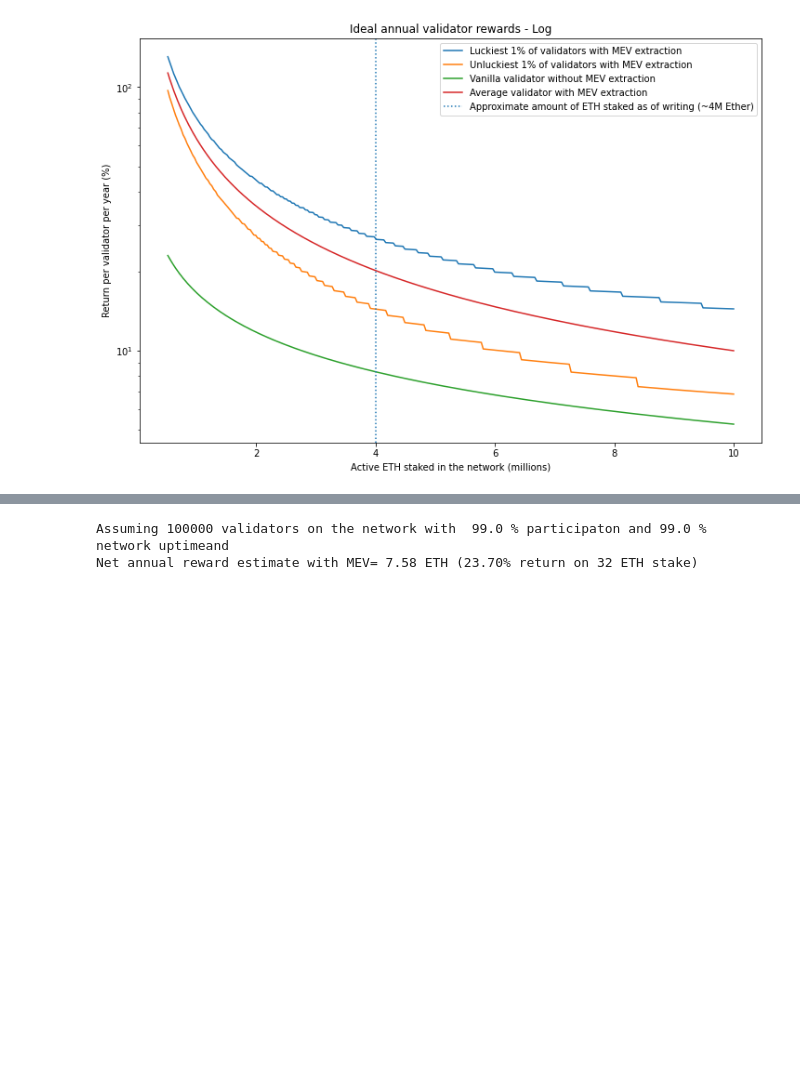
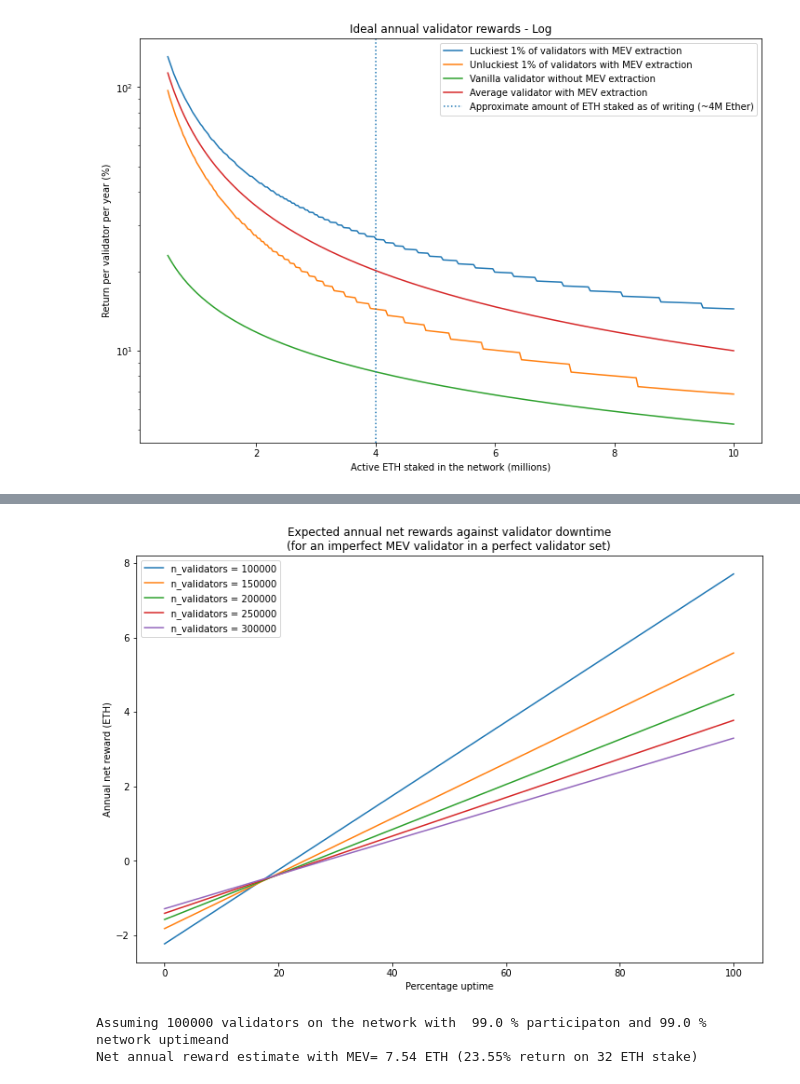
Before and after one commit to taarushv/eth2-mev-rewards, a Jupyter notebook: eth2-mev-calc.ipynb, the cells around one changed output, grey strips where cells are left out. Drawn from its saved outputs; the diff is of its cells as text; code cells hidden in the pictures; blank space fills up the shorter version.

```diff
--- a/final-eth2-mev-calc.ipynb
+++ b/eth2-mev-calc.ipynb
@@ -220,6 +302,31 @@ leg = ax.legend()
+# %%
+# Imperfect Validator on a Perfect Network
+
+n_validators = [100000, 150000, 200000, 250000, 300000]
+uptime = [i / 100 for i in range(101)]
+
+fig, ax = plt.subplots(figsize=(12, 8))
+for n in n_validators:
+    base_reward = annualised_base_reward(n)
+    mev_reward = average_blocks_proposed_per_year(n) * avg_mev_reward_per_block
+    net_reward = []
+    for u in uptime:
+        rewards = 4 * u * base_reward
+        penalties = 3 * (1 - u) * base_reward
+        mev_reward_adjusted_for_uptime = u * mev_reward
+        net_reward.append(rewards - penalties + mev_reward_adjusted_for_uptime)
+
+    ax.plot(range(101), net_reward, label=f'n_validators = {n}')
+
+ax.set_xlabel('Percentage uptime')
+ax.set_ylabel('Annual net reward (ETH)')
+ax.set_title('Expected annual net rewards against validator downtime\n'
+             '(for an imperfect MEV validator in a perfect validator set)')
+leg = ax.legend()
+# %% [output]
+[figure, added]
 # %%
 ## TODO: Confirm if this is right
-
 ## Full model - imperfect validator operating in an imperfect validator
 base_reward = annualised_base_reward(100000)
 participation = 0.99
@@ -227,10 +334,10 @@ uptime = 0.99
 net_reward = 3 * base_reward * participation * uptime \
              - 3 * base_reward * (1 - participation)  \
              + (7/8) * base_reward * participation * uptime * math.log(participation) / (participation - 1) \
-             + (1/8) * base_reward * participation * uptime + (avg_mev_reward_per_block * average_blocks_proposed_per_year(100000) * participation)
+             + (1/8) * base_reward * participation * uptime + (avg_mev_reward_per_block * average_blocks_proposed_per_year(100000) * uptime * participation)
 
 print("Assuming 100000 validators on the network with ", participation*100, "% participaton and", uptime*100, "% network uptimeand" )
 print(f'Net annual reward estimate with MEV= {net_reward:.2f} ETH ({100 * net_reward / 32:.2f}% return on 32 ETH stake)')
 # %% [output]
 Assuming 100000 validators on the network with  99.0 % participaton and 99.0 % network uptimeand
-Net annual reward estimate with MEV= 7.58 ETH (23.70% return on 32 ETH stake)
+Net annual reward estimate with MEV= 7.54 ETH (23.55% return on 32 ETH stake)
```
Also changed, not shown: parts of 5 cells of this notebook, 1 other file.
